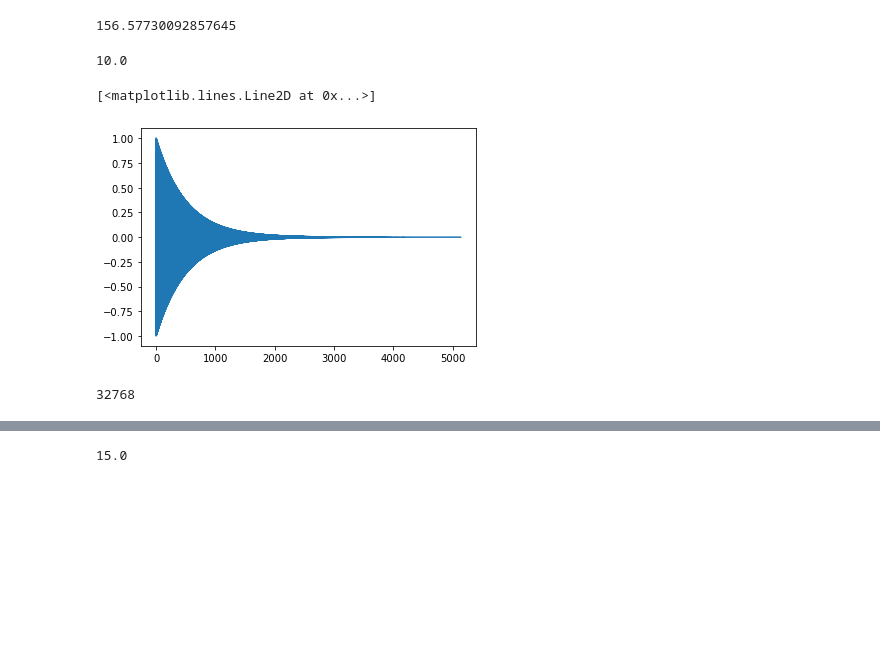
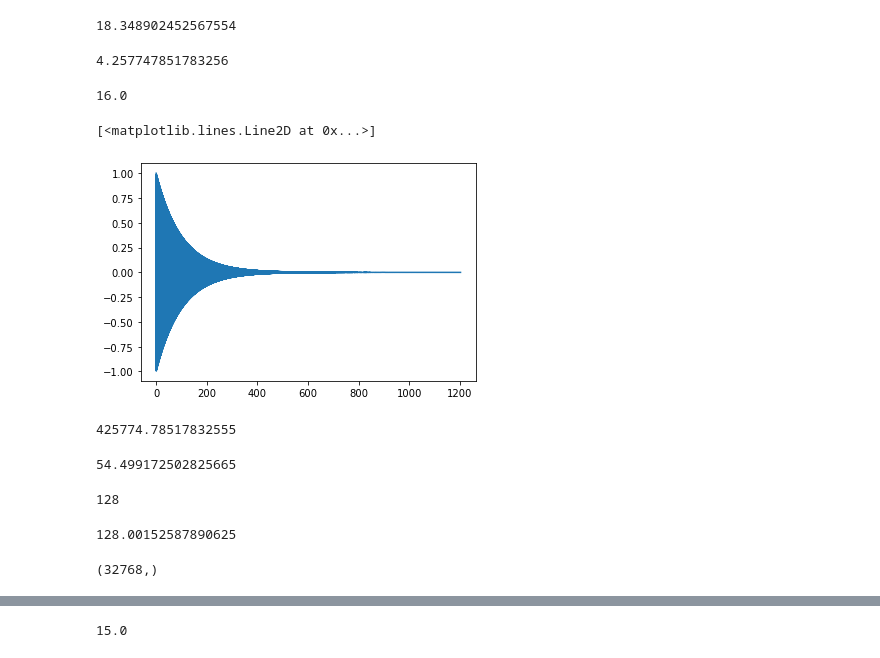
Before and after one commit to sejin8642/ftnmr, a Jupyter notebook: scripts/nb.ipynb, the cells around one changed output, grey strips where cells are left out. Saved outputs shown, nothing was run; the diff lists cells and outputs as text; code cells hidden in the pictures; blank space fills up the shorter version.

```diff
--- a/scripts/nb.ipynb
+++ b/scripts/nb.ipynb
@@ -14,7 +14,7 @@ import scipy
 # %%
 from ftnmr import *
 # %%
-a = fid(shift=10, B=1.5, T2=500, t_cut=3000)
+a = fid(shift=10, B=10.0, T2=100, t_cut=650)
 # %%
 a.f_s
 # %% [output]
@@ -22,17 +22,21 @@ a.f_s
 # %%
 a.dt*1000
 # %% [output]
-156.57730092857645
+18.348902452567554
 # %%
-a.nsp
+a.f0
 # %% [output]
-10.0
+4.257747851783256
+# %%
+np.log2(a.ns)
+# %% [output]
+16.0
 # %%
 s = a.signal
 # %%
 t = a.t
 # %%
-plt.plot(t[:10], s.real)
+plt.plot(t, s.real)
 # %% [output]
 [<matplotlib.lines.Line2D at 0x...>]
-[figure, old version]
+[figure, new version]
@@ -39,4 +49,8 @@ plt.plot(t[:10], s.real)
+# %%
+L
+# %% [output]
+425774.78517832555
 # %%
-a.ns
+a.f_s
 # %% [output]
-32768
+54.499172502825665
@@ -42,0 +59,12 @@ a.ns
+# %%
+pow(2, 7)
+# %% [output]
+128
+# %%
+cm + 100/a.ns
+# %% [output]
+128.00152587890625
+# %%
+np.log2()
+# %% [output]
+(32768,)
```
Also changed, not shown: parts of 6 cells of this notebook, 1 other file.
